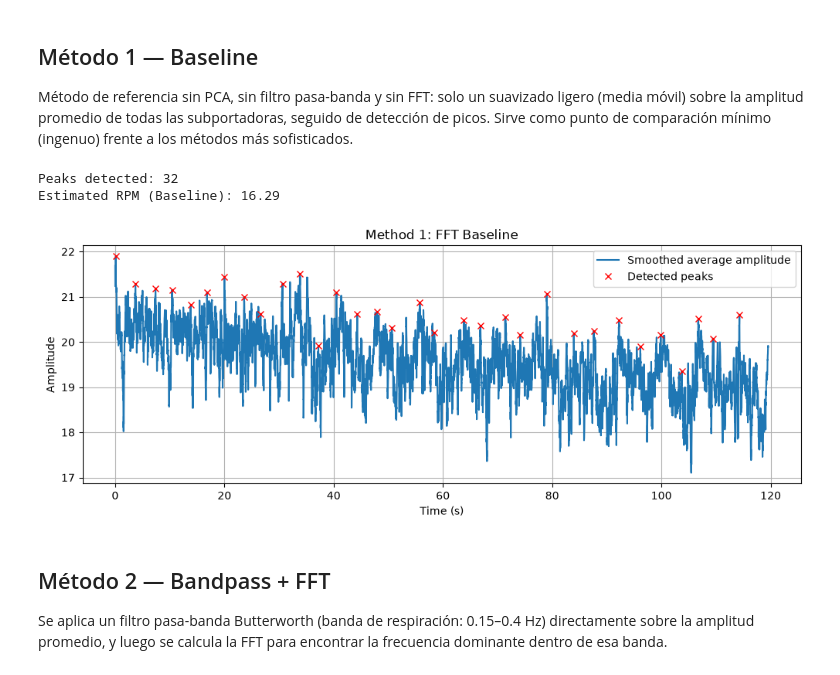
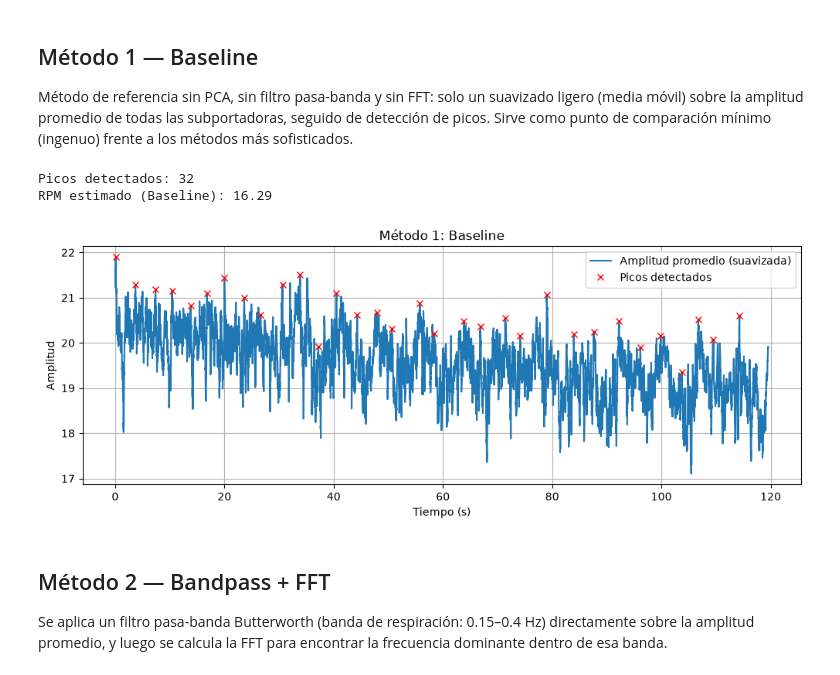
Before and after one commit to AnyeloHernandez/CSI-Signal-Processing-Methods-for-Respiration-Rate-Estimation-Using-Low-Cost-ESP32-Devices, a Jupyter notebook: Comparacion.ipynb, the cells around one changed output. Drawn from its saved outputs; the diff is of its cells as text; code cells hidden in the pictures.

```diff
--- a/Comparacion.ipynb
+++ b/Comparacion.ipynb
@@ -259,22 +235,22 @@ Método de referencia sin PCA, sin filtro pasa-banda y sin FFT: solo un suavizad
 # %%
 smoothed_mean = pd.Series(mean_amp).rolling(window=15, min_periods=1).mean().values
 
 rpm_1, peaks_1 = rpm_from_peaks(smoothed_mean, prominence_factor=0.5)
 results['1. Baseline'] = rpm_1
 
-print(f"Peaks detected: {len(peaks_1)}")
-print(f"Estimated RPM (Baseline): {rpm_1:.2f}" if not np.isnan(rpm_1) else "RPM: no sufficient peaks detected")
+print(f"Picos detectados: {len(peaks_1)}")
+print(f"RPM estimado (Baseline): {rpm_1:.2f}" if not np.isnan(rpm_1) else "RPM: no se detectaron suficientes picos")
 
 plt.figure(figsize=(12, 4))
-plt.plot(np.arange(len(smoothed_mean))/fs, smoothed_mean, label='Smoothed average amplitude')
-plt.plot(peaks_1/fs, smoothed_mean[peaks_1], "x", color='red', label='Detected peaks')
-plt.title('Method 1: FFT Baseline')
-plt.xlabel('Time (s)'); plt.ylabel('Amplitude'); plt.legend(); plt.grid(True)
+plt.plot(np.arange(len(smoothed_mean))/fs, smoothed_mean, label='Amplitud promedio (suavizada)')
+plt.plot(peaks_1/fs, smoothed_mean[peaks_1], "x", color='red', label='Picos detectados')
+plt.title('Método 1: Baseline')
+plt.xlabel('Tiempo (s)'); plt.ylabel('Amplitud'); plt.legend(); plt.grid(True)
 plt.show()
 # %% [output]
-Peaks detected: 32
-Estimated RPM (Baseline): 16.29
+Picos detectados: 32
+RPM estimado (Baseline): 16.29
-[figure, old version]
+[figure, new version]
 # %% [markdown]
 ## Método 2 — Bandpass + FFT
 
```
Also changed, not shown: parts of 8 cells of this notebook.
